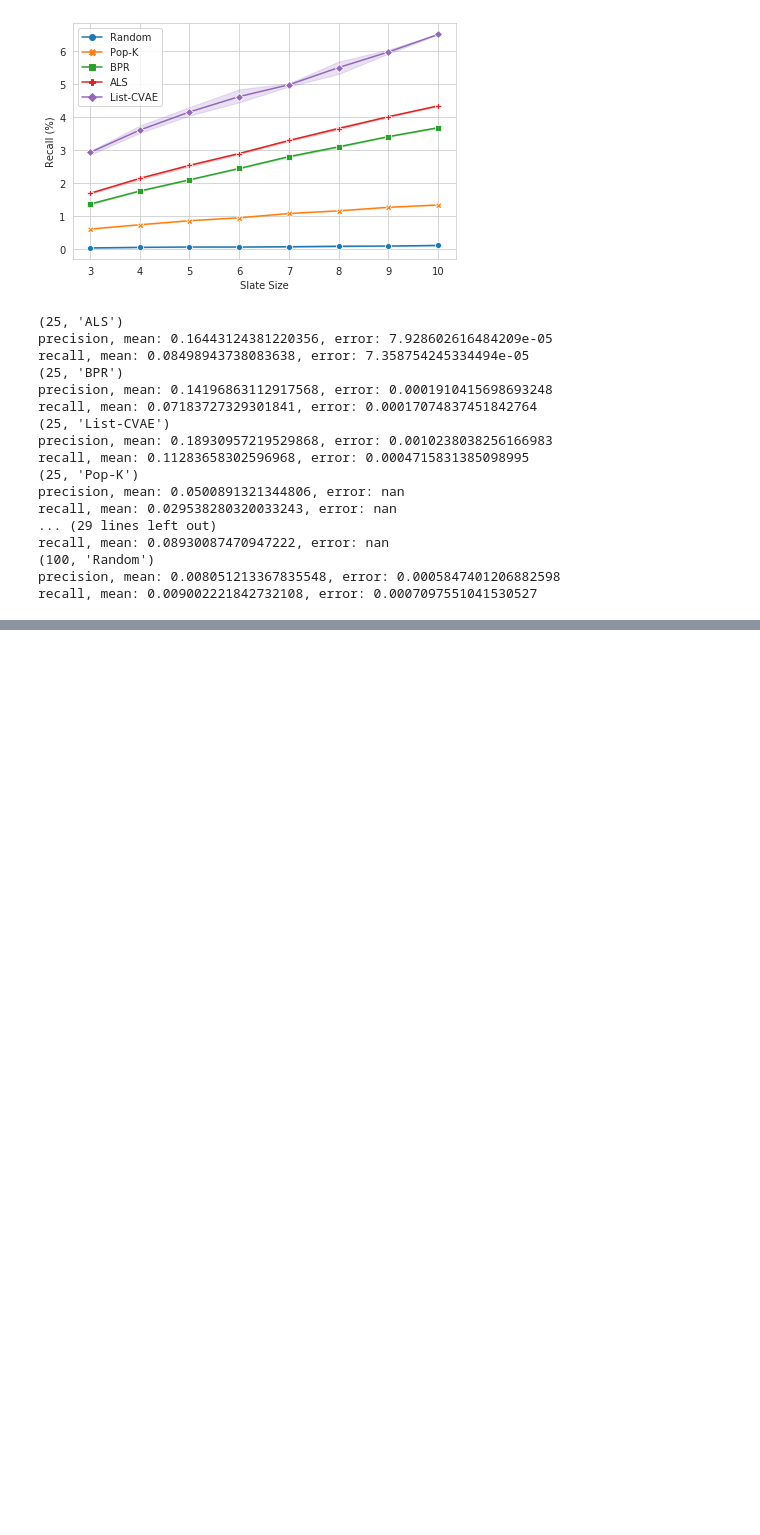
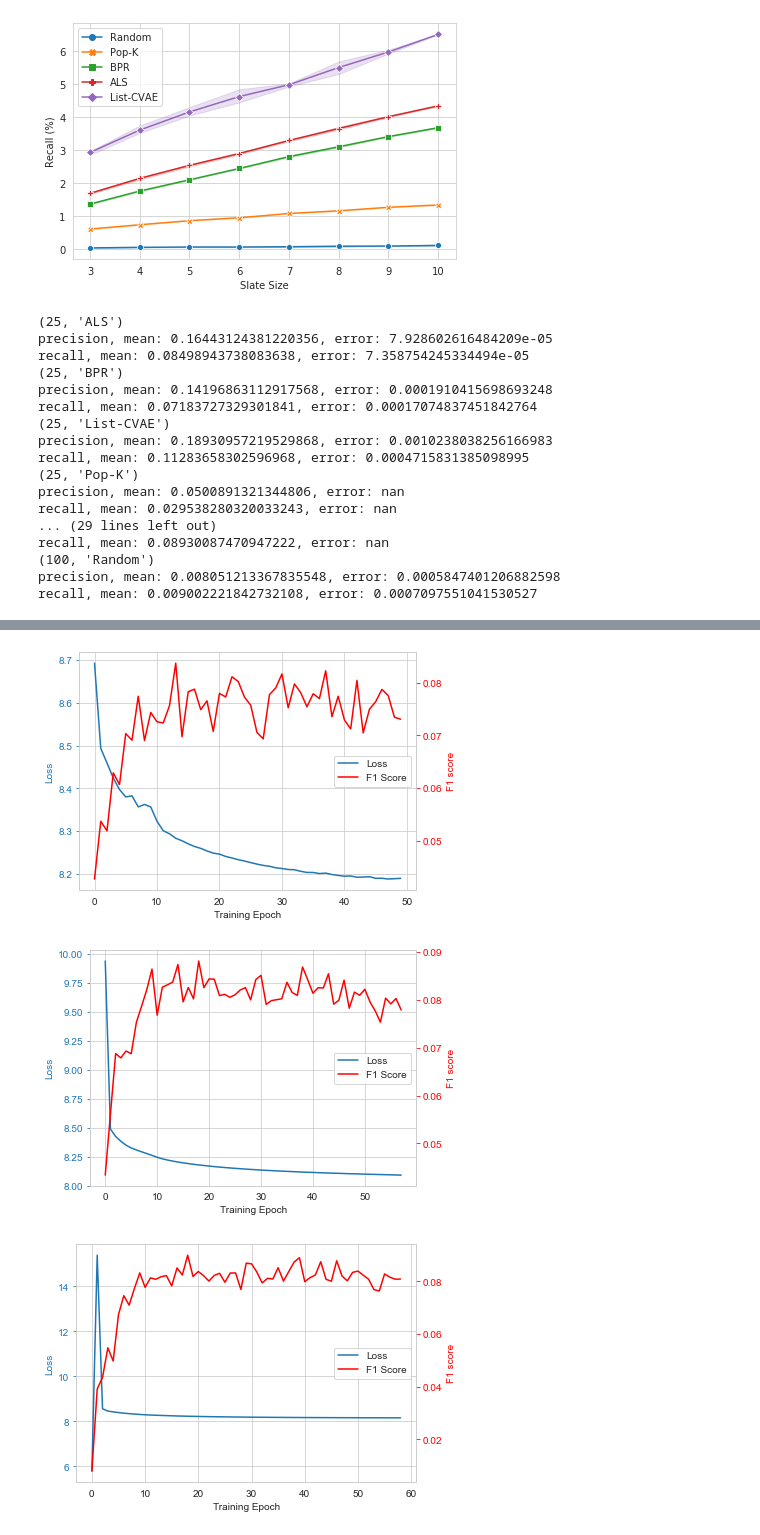
Before and after one commit to dferendo/RecommendationSystem, a Jupyter notebook: plots/slate_plot.ipynb, the cells around one changed output, grey strips where cells are left out. Cells and saved outputs as stored; diff of their text form; code cells hidden in the pictures; blank space fills up the shorter version.

```diff
--- a/plots/slate_plot.ipynb
+++ b/plots/slate_plot.ipynb
@@ -89,0 +116,31 @@ recall, mean: 0.009002221842732108, error: 0.0007097551041530527
+# %%
+df_no_bn = pd.read_csv('../runs/listcvae_no_bn/tra_64_emb_32_lat_16_lr_0.001_enc_[256,256]_dec_[256,256]_pri_[32,32]_/result_outputs/summary.csv')
+df_bn = pd.read_csv('../runs/listcvae_dropout_annealing/tra_64_emb_32_lat_16_lr_0.001_enc_[1024,1024]_dec_[1024,1024]_pri_[32,32]_enc_leaky_dec_leaky_pri_leaky_enc_0.1_dec_0.1_pri_0_typ_constant_max_1.5_cyc_1_/result_outputs/summary.csv')
+df_annealing = pd.read_csv('../runs/listcvae_dropout_annealing/tra_64_emb_32_lat_16_lr_0.001_enc_[1024,1024]_dec_[1024,1024]_pri_[32,32]_enc_default_dec_default_pri_default_enc_0.1_dec_0.1_pri_0_typ_linear_max_2.0_cyc_1_/result_outputs/summary.csv')
+
+for idx, df in enumerate([df_no_bn, df_bn, df_annealing]):
+    df.columns = ['Loss', 'precision', 'hr', 'F1 Score', 'Diversity', 'Training Epoch']
+
+    ax = df.plot(x="Training Epoch", y="Loss", legend=False)
+    ax2 = ax.twinx()
+    df.plot(x="Training Epoch", y="F1 Score", ax=ax2, legend=False, color="r")
+    ax2.grid(None)
+
+    ax.set_ylabel("Loss", color=ax.get_lines()[-1].get_color())
+    ax2.set_ylabel("F1 score", color=ax2.get_lines()[-1].get_color())
+
+    ax.tick_params(axis='y', colors=ax.get_lines()[-1].get_color())
+    ax2.tick_params(axis='y', colors=ax2.get_lines()[-1].get_color())
+
+    # ask matplotlib for the plotted objects and their labels
+    lines, labels = ax.get_legend_handles_labels()
+    lines2, labels2 = ax2.get_legend_handles_labels()
+    ax2.legend(lines + lines2, labels + labels2, loc='center right')
+
+    fig = ax.get_figure()
+    fig.tight_layout()
+    fig.savefig(f"training_plots_{idx}.pdf")
+# %% [output]
+[figure, added]
+[figure, added]
+[figure, added]
```
Also changed, not shown: parts of 1 cell of this notebook, 6 other files.
